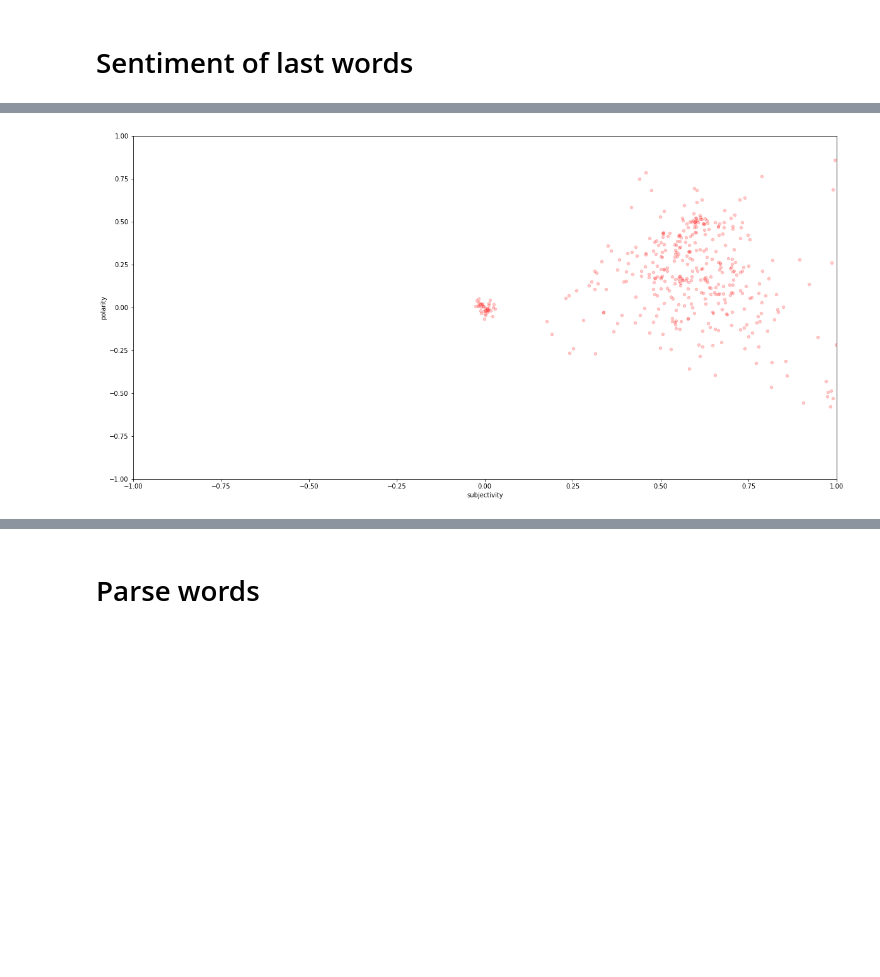
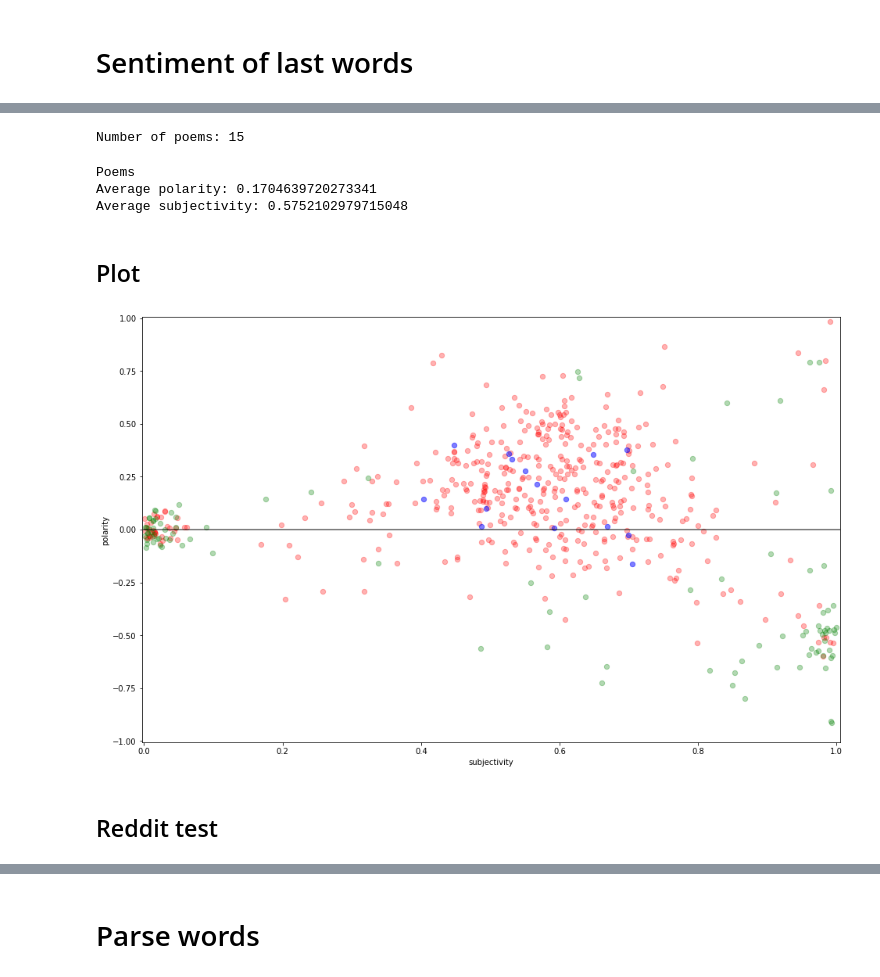
Before and after one commit to amycurneen/Metis-Curneen, a Jupyter notebook: 4_Death_row/Last_words_clustering.ipynb, the cells around one changed output, grey strips where cells are left out. Saved outputs shown, nothing was run; the diff lists cells and outputs as text; code cells hidden in the pictures; blank space fills up the shorter version.

```diff
--- a/4_Death_row/Last_words_clustering.ipynb
+++ b/4_Death_row/Last_words_clustering.ipynb
@@ -165,0 +294,2 @@ def jitter(x, y, s=20, c='b', marker='o', cmap=None, norm=None, vmin=None, vmax=
+# %%
+polarity_s, subjectivity_s = p_and_s(survey)
@@ -165,0 +314,17 @@ def jitter(x, y, s=20, c='b', marker='o', cmap=None, norm=None, vmin=None, vmax=
+# %%
+df_poems = pd.read_csv("Death_poems.csv")
+# %%
+poems = df_poems['Text']
+print("Number of poems: {}".format(len(poems)))
+# %% [output]
+Number of poems: 15
+# %%
+polarity_p, subjectivity_p = p_and_s(poems)
+# %%
+print("Poems")
+print("Average polarity: {}".format(sum(polarity_p) / float(len(polarity_p))))
+print("Average subjectivity: {}".format(sum(subjectivity_p) / float(len(subjectivity_p))))
+# %% [output]
+Poems
+Average polarity: 0.1704639720273341
+Average subjectivity: 0.5752102979715048
@@ -166,13 +339,20 @@ def jitter(x, y, s=20, c='b', marker='o', cmap=None, norm=None, vmin=None, vmax=
+# %% [markdown]
+## Plot
 # %%
 x = subjectivity
 y = polarity
 
-plt.figure(figsize=(20,10))
-jitter(x, y, c="r", alpha=0.2)
+plt.figure(figsize=(16,10))
+jitter_good(x, y, c="r", alpha=0.3)
+jitter_good(subjectivity_s, polarity_s, c="green", alpha=0.3)
+plt.plot([0,1.05], [0,0], linewidth=2,color="black", alpha=0.5)
+plt.scatter(subjectivity_p, polarity_p, c="blue", alpha=0.5,s=40)
 plt.xlabel("subjectivity")
 plt.ylabel("polarity")
-plt.xlim(-1,1)
-plt.ylim(-1,1)
+plt.xlim(-0.003,1.005)
+plt.ylim(-1.005,1.005)
 plt.show()
 # %% [output]
-[figure, old version]
+[figure, new version]
+# %% [markdown]
+## Reddit test
```
Also changed, not shown: parts of 52 cells of this notebook, 54 other files.
